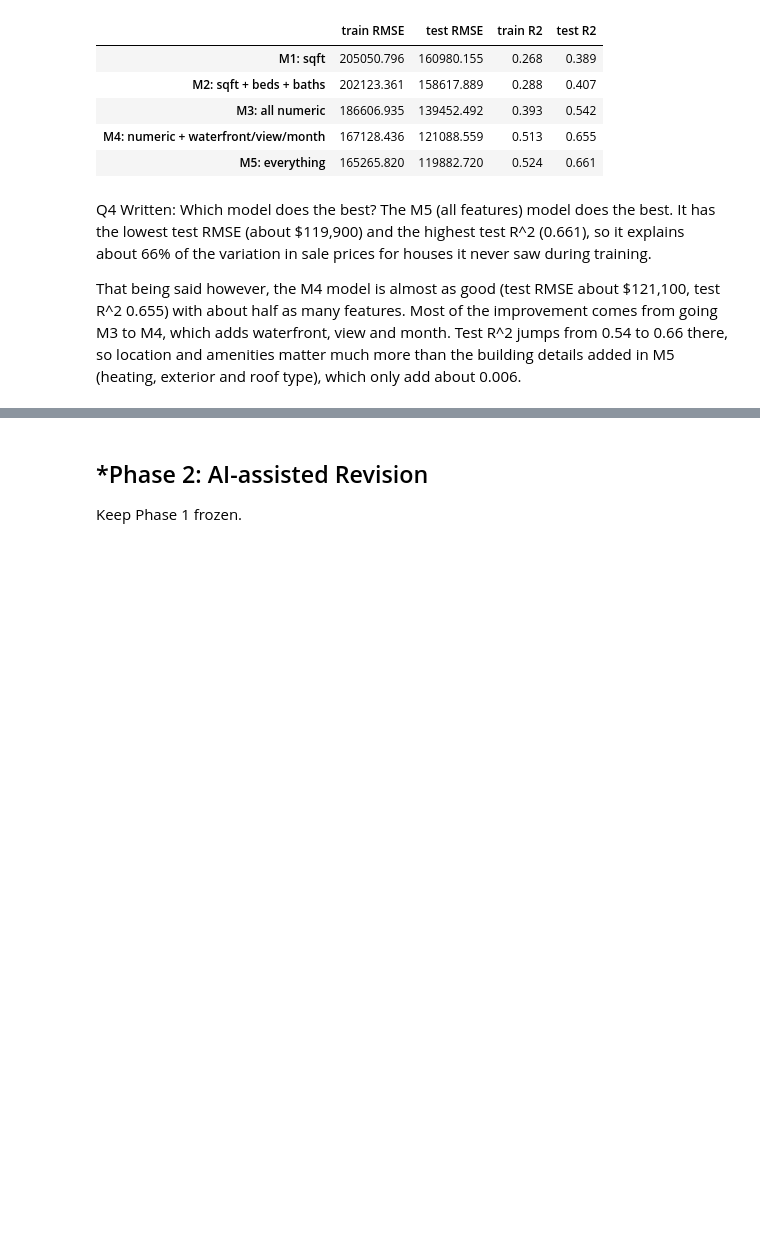
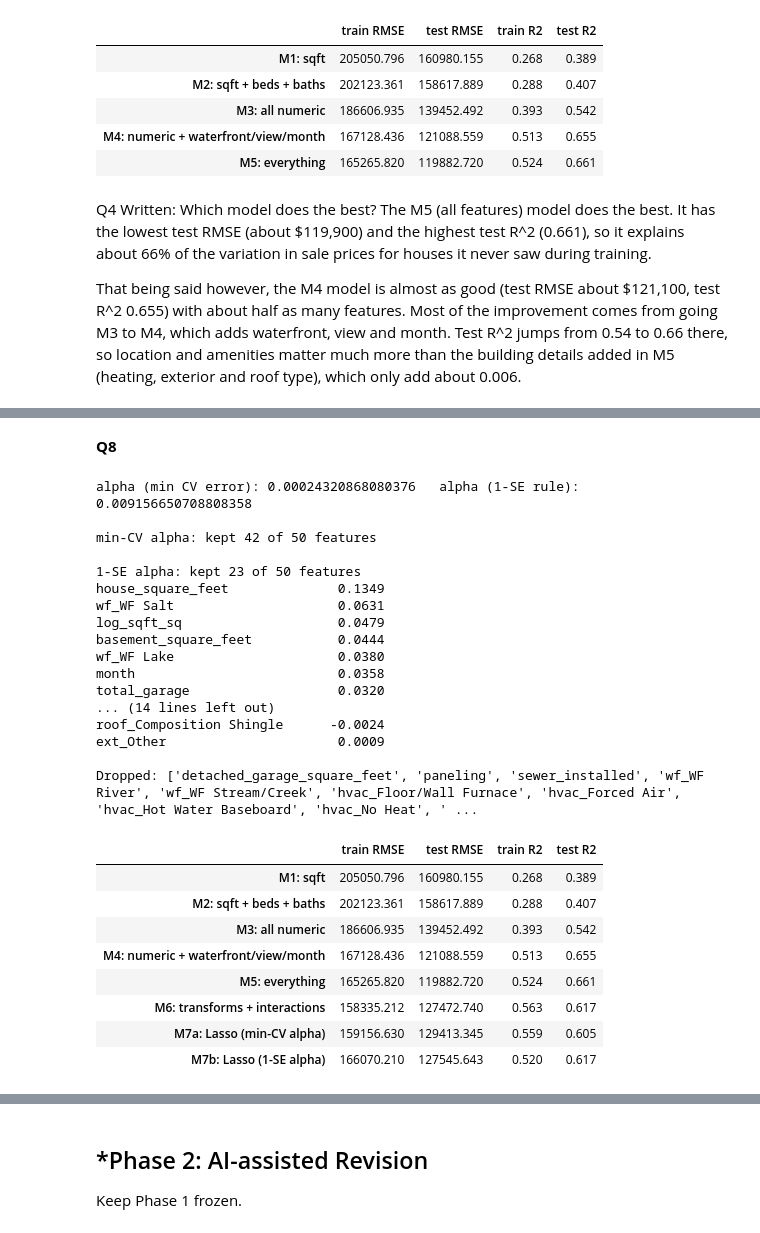
Before and after one commit to rushilnanga/L02-hedonic-pricing, a Jupyter notebook: notebook.ipynb, the cells around one changed output, grey strips where cells are left out. Saved outputs shown, nothing was run; the diff lists cells and outputs as text; code cells hidden in the pictures; blank space fills up the shorter version.

```diff
--- a/notebook.ipynb
+++ b/notebook.ipynb
@@ -301,0 +476,72 @@ That being said however, the M4 model is almost as good (test RMSE about $121,10
+# %% [markdown]
+**Q8**
+# %%
+from sklearn.linear_model import LassoCV, Lasso
+from sklearn.pipeline import make_pipeline
+from sklearn.preprocessing import StandardScaler
+
+# Lasso penalty depends on feature scale, so we need to standardize first.
+# penalty strength chosen by 5-fold cross-validation on only the training data.
+lasso_cv = make_pipeline(
+    StandardScaler(),
+    LassoCV(cv=5, max_iter=50000, random_state=42),
+)
+lasso_cv.fit(X2_train, y_train_t)
+cv_model = lasso_cv[-1]
+
+# two choices for alpha:
+#  a) alpha with the lowest cross-validated error
+#  b) largest alpha whose CV error is within one standard error of the minimum
+mean_mse = cv_model.mse_path_.mean(axis=1)
+se_mse = cv_model.mse_path_.std(axis=1) / np.sqrt(cv_model.mse_path_.shape[1])
+best = np.argmin(mean_mse)
+alpha_1se = max(a for a, m in zip(cv_model.alphas_, mean_mse) if m <= mean_mse[best] + se_mse[best])
+print("alpha (min CV error):", cv_model.alpha_, "  alpha (1-SE rule):", alpha_1se)
+
+lasso_1se = make_pipeline(StandardScaler(), Lasso(alpha=alpha_1se, max_iter=50000))
+lasso_1se.fit(X2_train, y_train_t)
+
+def metrics(model):
+    tr, te = np.sinh(model.predict(X2_train)), np.sinh(model.predict(X2_test))
+    return {"train RMSE": np.sqrt(mean_squared_error(y_train, tr)),
+            "test RMSE": np.sqrt(mean_squared_error(y_test, te)),
+            "train R2": r2_score(y_train, tr), "test R2": r2_score(y_test, te)}
+
+for label, mdl in [("min-CV alpha", lasso_cv), ("1-SE alpha", lasso_1se)]:
+    c = pd.Series(mdl[-1].coef_, index=X2.columns)
+    print(f"\n{label}: kept {(c != 0).sum()} of {len(c)} features")
+    if label == "1-SE alpha":
+        print(c[c != 0].sort_values(key=abs, ascending=False).round(4).to_string())
+        print("\nDropped:", list(c[c == 0].index))
+
+results_q8 = pd.concat([results_q6, pd.DataFrame(
+    [metrics(lasso_cv), metrics(lasso_1se)],
+    index=["M7a: Lasso (min-CV alpha)", "M7b: Lasso (1-SE alpha)"])])
+display(results_q8.round(3))
+# %% [output]
+alpha (min CV error): 0.00024320868080376   alpha (1-SE rule): 0.009156650708808358
+
+min-CV alpha: kept 42 of 50 features
+
+1-SE alpha: kept 23 of 50 features
+house_square_feet              0.1349
+wf_WF Salt                     0.0631
+log_sqft_sq                    0.0479
+basement_square_feet           0.0444
+wf_WF Lake                     0.0380
+month                          0.0358
+total_garage                   0.0320
+... (14 lines left out)
+roof_Composition Shingle      -0.0024
+ext_Other                      0.0009
+
+Dropped: ['detached_garage_square_feet', 'paneling', 'sewer_installed', 'wf_WF River', 'wf_WF Stream/Creek', 'hvac_Floor/Wall Furnace', 'hvac_Forced Air', 'hvac_Hot Water Baseboard', 'hvac_No Heat', ' ...
+|  | train RMSE | test RMSE | train R2 | test R2 |
+| M1: sqft | 205050.796 | 160980.155 | 0.268 | 0.389 |
+| M2: sqft + beds + baths | 202123.361 | 158617.889 | 0.288 | 0.407 |
+| M3: all numeric | 186606.935 | 139452.492 | 0.393 | 0.542 |
+| M4: numeric + waterfront/view/month | 167128.436 | 121088.559 | 0.513 | 0.655 |
+| M5: everything | 165265.820 | 119882.720 | 0.524 | 0.661 |
+| M6: transforms + interactions | 158335.212 | 127472.740 | 0.563 | 0.617 |
+| M7a: Lasso (min-CV alpha) | 159156.630 | 129413.345 | 0.559 | 0.605 |
+| M7b: Lasso (1-SE alpha) | 166070.210 | 127545.643 | 0.520 | 0.617 |
```
Also changed, not shown: parts of 14 cells of this notebook.
